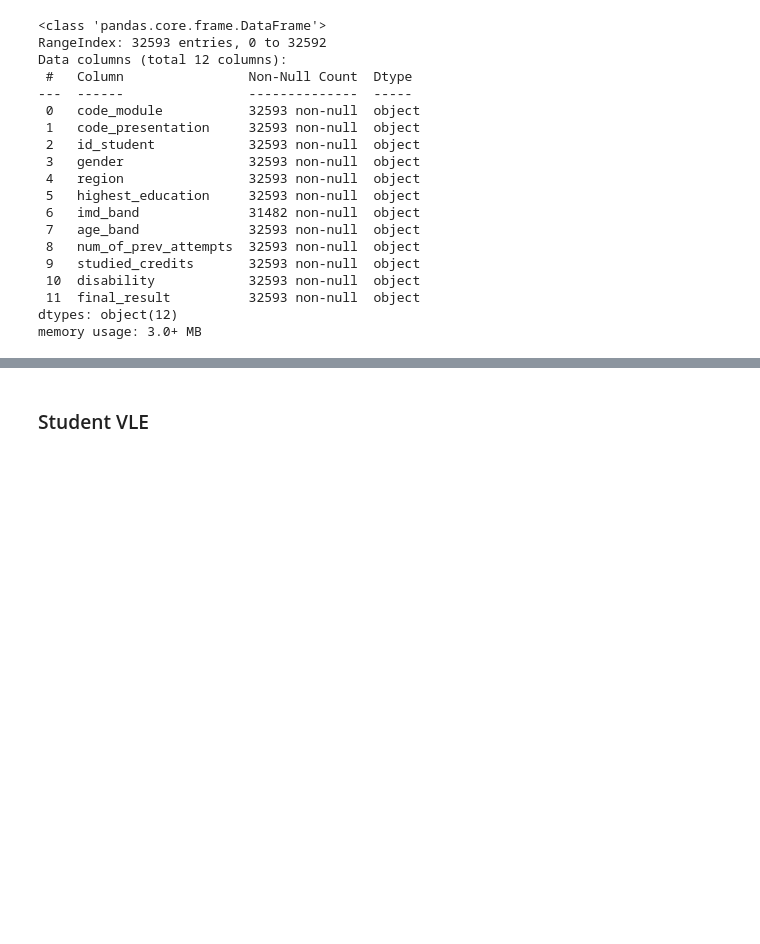
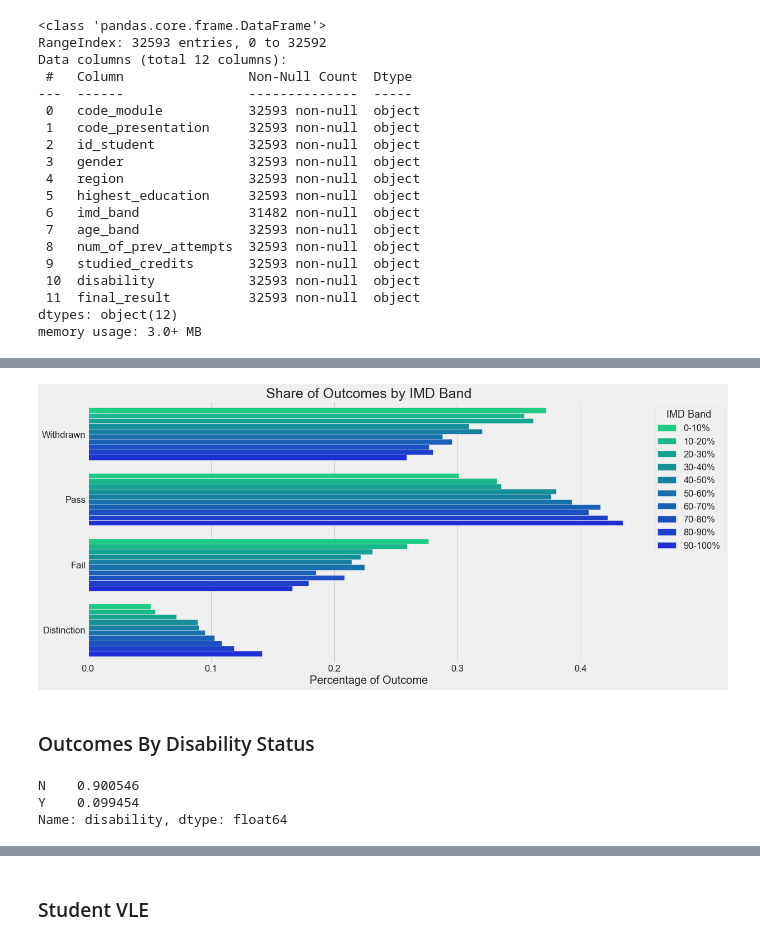
Before and after one commit to jeffreyhwatson/online_outcomes, a Jupyter notebook: notebooks/exploratory/cleaning_eda.ipynb, the cells around one changed output, grey strips where cells are left out. Cells and saved outputs as stored; diff of their text form; code cells hidden in the pictures; blank space fills up the shorter version.

```diff
--- a/notebooks/exploratory/cleaning_eda.ipynb
+++ b/notebooks/exploratory/cleaning_eda.ipynb
@@ -174,0 +239,15 @@ Name: imd_band, dtype: float64
+# %%
+# fixing typo
+student_info['imd_band'] = student_info['imd_band'].replace(['10-20'], '10-20%')
+# %%
+vz.outcomes_imd(student_info)
+# %% [output]
+[figure, added]
+# %% [markdown]
+### Outcomes By Disability Status
+# %%
+student_info['disability'].value_counts(normalize=True)
+# %% [output]
+N    0.900546
+Y    0.099454
+Name: disability, dtype: float64
```
Also changed, not shown: parts of 58 cells of this notebook, 2 other files.
